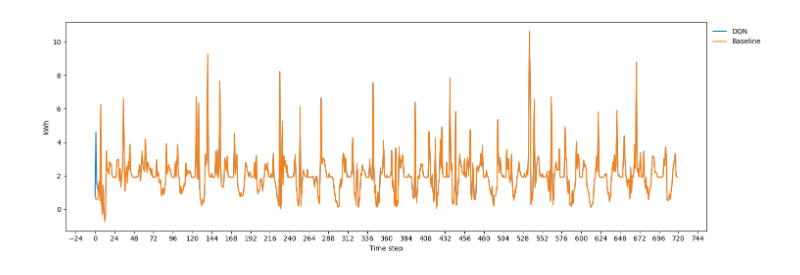
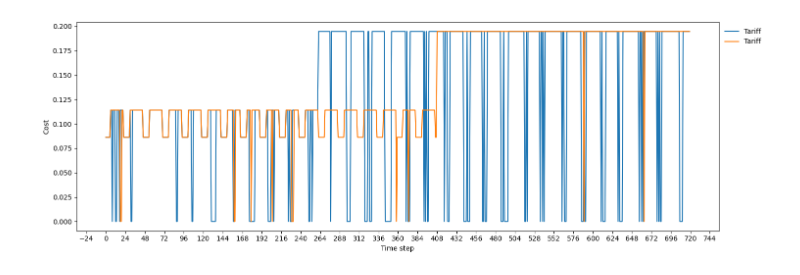
Before and after one commit to Sasmn/szakdolgozat_citylearn, a Jupyter notebook: szakdoga.ipynb, the cells around one changed output. Cells and saved outputs as stored; diff of their text form; code cells hidden in the pictures.

Commit message:
worked on data preprocessing and the models, added new plots

```diff
--- a/szakdoga.ipynb
+++ b/szakdoga.ipynb
@@ -172,6 +118,8 @@ from citylearn.citylearn import CityLearnEnv
 from agents.CustomRBC import CustomRBC
 
 rbc_env = CityLearnEnv(schema, central_agent=True)
+
+rbc_env.reward_function = CustomRewardFunction(rbc_env)
 
 loader = get_loader(max=number_of_episodes*(schema['simulation_end_time_step']-1))
 display(loader)
@@ -277,9 +352,13 @@ from stable_baselines3.sac import SAC
 from citylearn.citylearn import CityLearnEnv
 from citylearn.wrappers import NormalizedObservationWrapper, StableBaselines3Wrapper
 from helpers.custom_callback import CustomCallback
+from stable_baselines3.common.noise import NormalActionNoise
 from typing import Callable
 
 sac_env = CityLearnEnv(schema, central_agent=True)
+
+sac_env.reward_function = CustomRewardFunction(sac_env)
+
 sac_env = NormalizedObservationWrapper(sac_env)
 sac_env = StableBaselines3Wrapper(sac_env)
 
@@ -302,17 +381,21 @@ def linear_schedule(initial_value: float) -> Callable[[float], float]:
 
     return func
 
-sac_model = SAC("MlpPolicy", sac_env, seed=random_seed, learning_rate=linear_schedule(0.001))
+n_actions = sac_env.action_space.shape[-1]
+action_noise = NormalActionNoise(mean=np.zeros(n_actions), sigma=0.1 * np.ones(n_actions))
+sac_model = SAC("MlpPolicy", sac_env, seed=random_seed, learning_rate=linear_schedule(0.01), action_noise=action_noise)
 
 total_timesteps = number_of_episodes * (sac_env.time_steps - 1)
 sac_callback = CustomCallback(sac_env, total_timesteps=total_timesteps)
 sac_model.learn(total_timesteps=total_timesteps, progress_bar=True, callback=sac_callback)
 
 observations = sac_env.reset()
+sac_actions = []
 
 while not sac_env.done:
     actions, _ = sac_model.predict(observations, deterministic=True)
     observations, _, _, _ = sac_env.step(actions)
+    sac_actions.append(actions)
 
 # print cost functions at the end of episode
 kpis = sac_env.evaluate()
@@ -583,10 +706,10 @@ def plot_rewards(ax: plt.Axes, rewards: List[float], title: str) -> plt.Axes:
 rewards = {
     'DQN': dqn_callback.reward_history[:number_of_episodes],
     'SAC': sac_callback.reward_history[:number_of_episodes],
-    'A2C': a2c_callback.reward_history[:number_of_episodes],
-    'DDPG': ddpg_callback.reward_history[:number_of_episodes],
-    'TD3': td3_callback.reward_history[:number_of_episodes],
-    'PPO': ppo_callback.reward_history[:number_of_episodes]
+    # 'A2C': a2c_callback.reward_history[:number_of_episodes],
+    # 'DDPG': ddpg_callback.reward_history[:number_of_episodes],
+    # 'TD3': td3_callback.reward_history[:number_of_episodes],
+    # 'PPO': ppo_callback.reward_history[:number_of_episodes]
 }
 
 min_value = min(min(rewards[key]) for key in rewards)
@@ -602,7 +725,7 @@ rbc_rewards = [episode_reward['sum'][0] for episode_reward in rbc_model.env.epis
 for ax, (k, v) in zip(fig.axes, rewards.items()):
     ax.plot(rbc_rewards, 'r--', label='RBC')
     ax = plot_rewards(ax, v, k)
-    ax.set_ylim(min_value, max_value)
+    # ax.set_ylim(min_value, max_value)
     ax.set_xlim(0, number_of_episodes - 1)
     ax.set_yscale(value='symlog')
 
@@ -613,30 +816,33 @@ plt.show()
 # %%
 import matplotlib.ticker as ticker
+%matplotlib inline
 
 envs = {
-    'DQN': dqn_env,
-    # 'SAC': sac_env,
+    # 'DQN': dqn_env,
+    'SAC': sac_env,
     # 'A2C': a2c_env,
     # 'DDPG': ddpg_env,
     # 'TD3': td3_env,
     # 'PPO': ppo_env
 }
 
 figsize = (15.0, 5)
 fig, ax = plt.subplots(1, 1, figsize=figsize)
 
 for k, v in envs.items():
-    y = v.net_electricity_consumption
+    y = [cost / consumption if consumption != 0 else 0 for cost, consumption in zip(v.buildings[0].net_electricity_consumption_cost, v.buildings[0].net_electricity_consumption)]
     x = range(len(y))
-    ax.plot(x, y, label=k)
+    ax.plot(x, y, label='Tariff')
+    y = [cost / consumption if consumption != 0 else 0 for cost, consumption in zip(v.buildings[1].net_electricity_consumption_cost, v.buildings[1].net_electricity_consumption)]
+    x = range(len(y))
+    ax.plot(x, y, label='Tariff')
 
-y = v.net_electricity_consumption_without_storage
-ax.plot(x, y, label='Baseline')
 ax.set_xlabel('Time step')
-ax.set_ylabel('kWh')
+ax.set_ylabel('Cost')
 ax.xaxis.set_major_locator(ticker.MultipleLocator(24))
 ax.legend(loc='upper left', bbox_to_anchor=(1.0, 1.0), framealpha=0.0)
+# ax.set_ylim(0, 1)
 
 plt.tight_layout()
 # %% [output]
-[figure, old version]
+[figure, new version]
```
Also changed, not shown: parts of 27 cells of this notebook.
